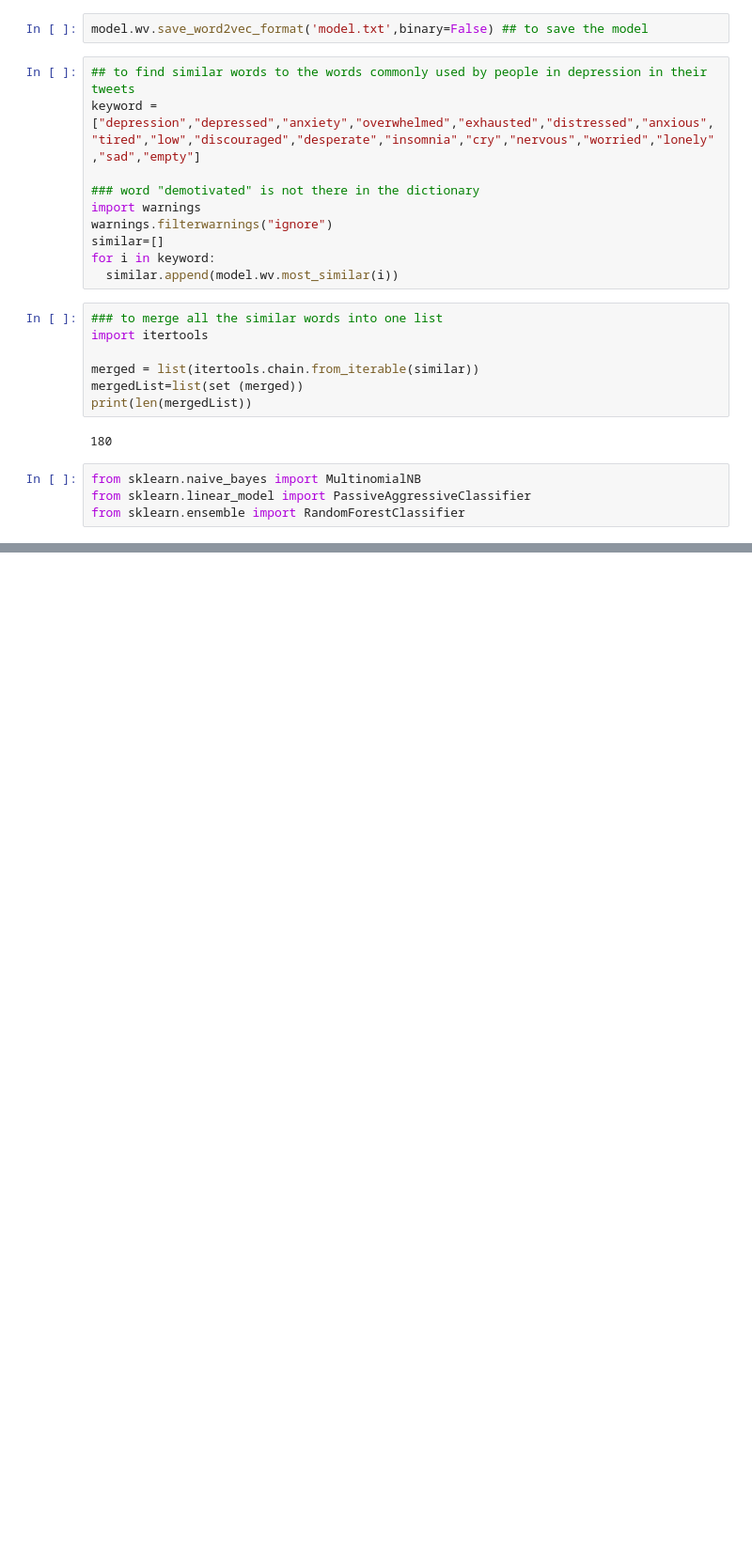
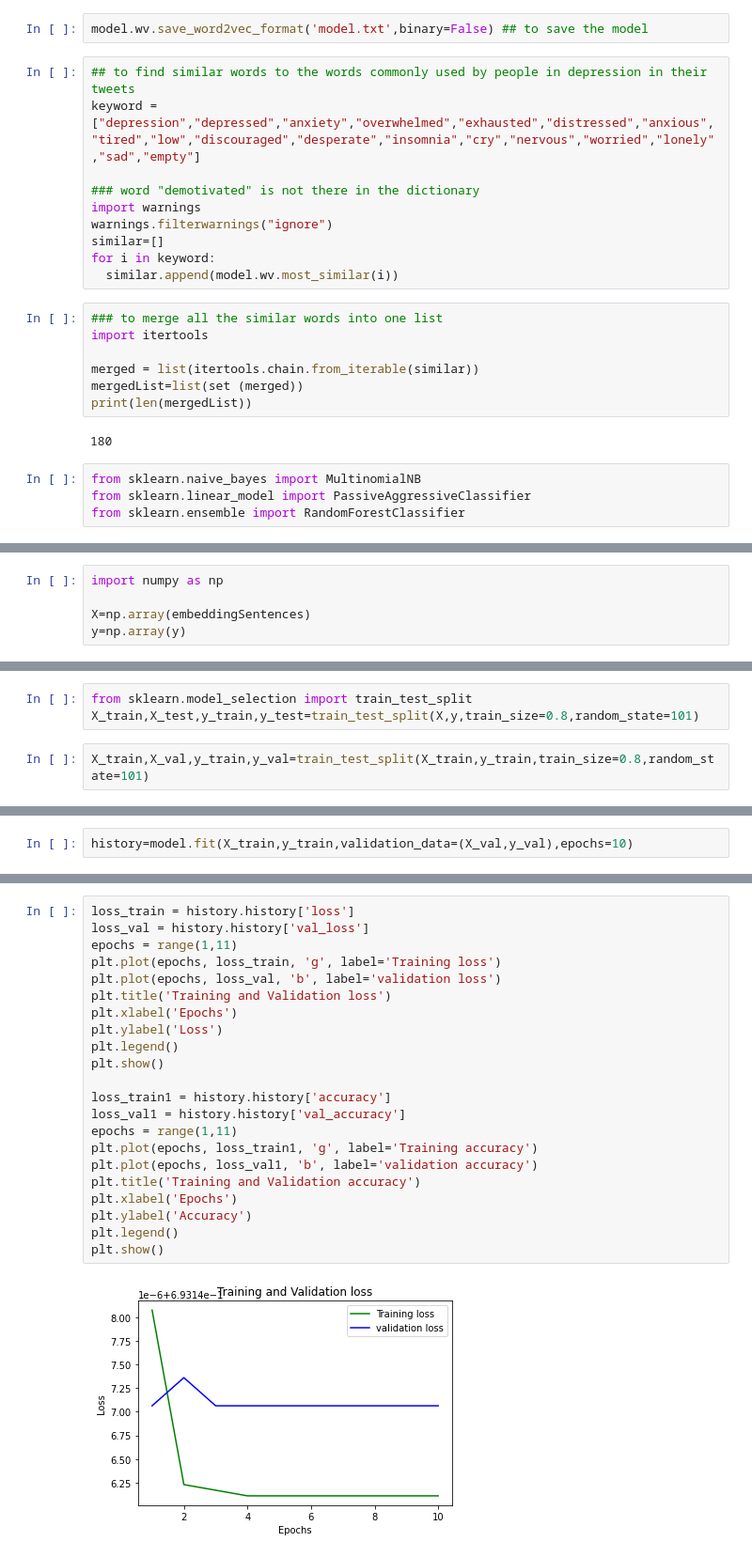
Before and after one commit to sayantikag98/Depression_Analysis, a Jupyter notebook: Depression_analysis_from_tweets_(Model_Building).ipynb, the cells around one changed output, grey strips where cells are left out. Shown: that part at 94% size. Cells and saved outputs as stored; diff of their text form; blank space fills up the shorter version.

```diff
--- a/Depression_analysis_from_tweets_(Model_Building).ipynb
+++ b/Depression_analysis_from_tweets_(Model_Building).ipynb
@@ -291,0 +507,5 @@ plt.show()
+# %%
+import numpy as np
+
+X=np.array(embeddingSentences)
+y=np.array(y)
@@ -291,0 +522,5 @@ plt.show()
+# %%
+from sklearn.model_selection import train_test_split
+X_train,X_test,y_train,y_test=train_test_split(X,y,train_size=0.8,random_state=101)
+# %%
+X_train,X_val,y_train,y_val=train_test_split(X_train,y_train,train_size=0.8,random_state=101)
@@ -291,0 +529,2 @@ plt.show()
+# %%
+history=model.fit(X_train,y_train,validation_data=(X_val,y_val),epochs=10)
@@ -291,0 +552,24 @@ plt.show()
+# %%
+loss_train = history.history['loss']
+loss_val = history.history['val_loss']
+epochs = range(1,11)
+plt.plot(epochs, loss_train, 'g', label='Training loss')
+plt.plot(epochs, loss_val, 'b', label='validation loss')
+plt.title('Training and Validation loss')
+plt.xlabel('Epochs')
+plt.ylabel('Loss')
+plt.legend()
+plt.show()
+
+loss_train1 = history.history['accuracy']
+loss_val1 = history.history['val_accuracy']
+epochs = range(1,11)
+plt.plot(epochs, loss_train1, 'g', label='Training accuracy')
+plt.plot(epochs, loss_val1, 'b', label='validation accuracy')
+plt.title('Training and Validation accuracy')
+plt.xlabel('Epochs')
+plt.ylabel('Accuracy')
+plt.legend()
+plt.show()
+# %% [output]
+[figure, added]
```
Also changed, not shown: parts of 58 cells of this notebook.
